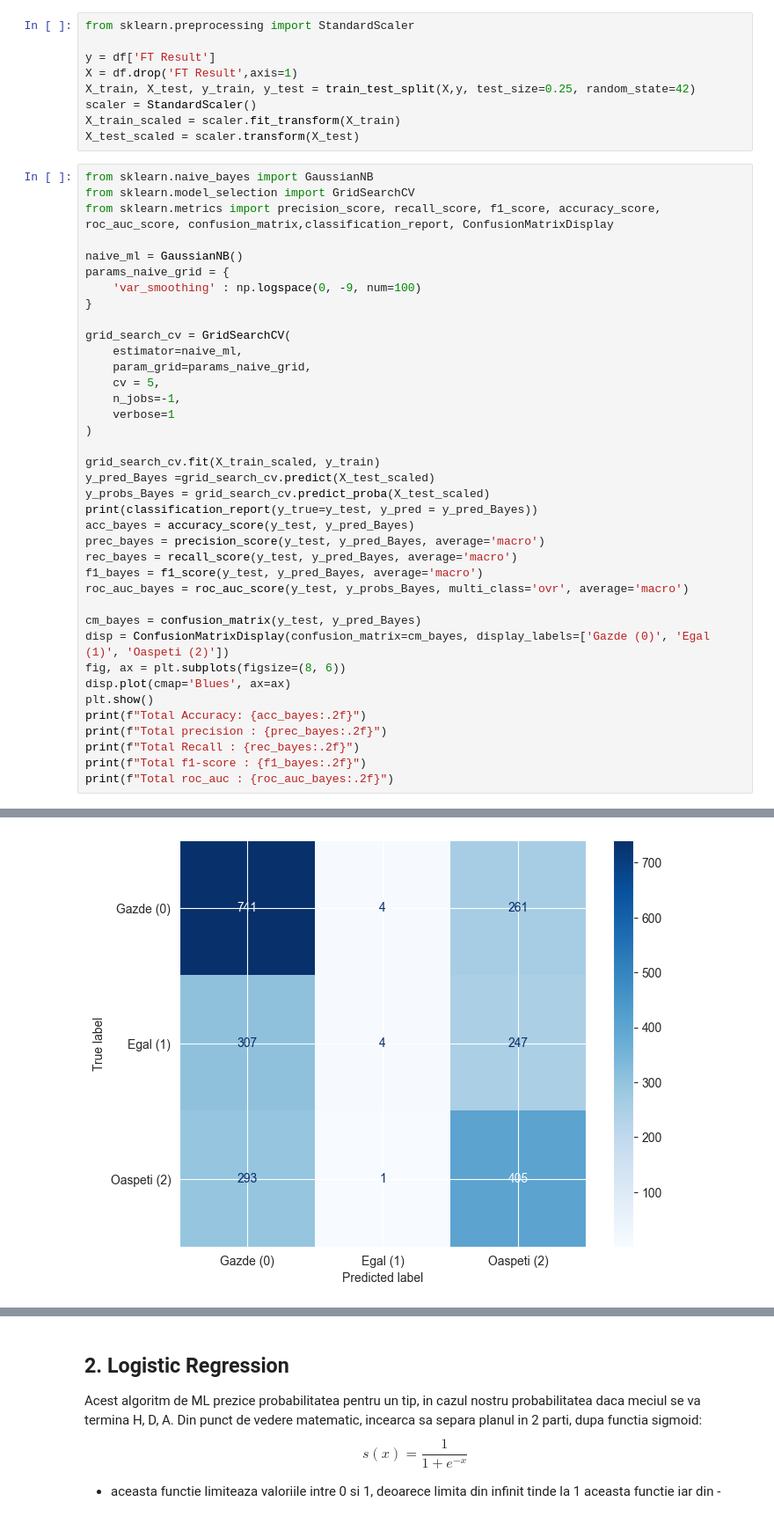
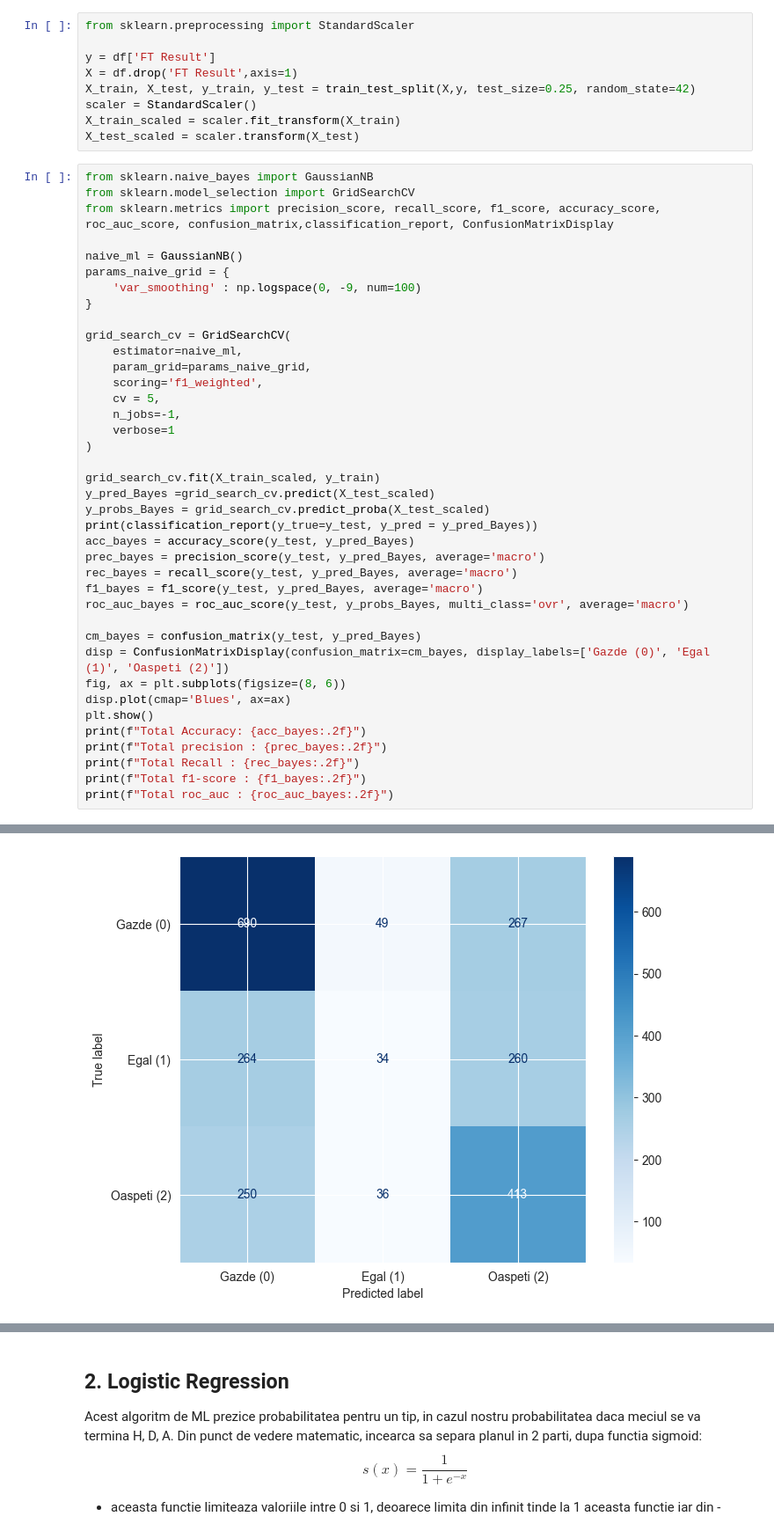
Before and after one commit to Technical-University-of-Cluj-Napoca/proiect-ml-RazvanBarna, a Jupyter notebook: Notebooks/Classification.ipynb, the cells around one changed output, grey strips where cells are left out. Shown at 88% size. Drawn from its saved outputs; the diff is of its cells as text.

```diff
--- a/Notebooks/Classification.ipynb
+++ b/Notebooks/Classification.ipynb
@@ -476,6 +476,7 @@ params_naive_grid = {
 grid_search_cv = GridSearchCV(
     estimator=naive_ml,
     param_grid=params_naive_grid,
+    scoring='f1_weighted',
     cv = 5,
     n_jobs=-1,
     verbose=1
@@ -515 +516 @@ weighted avg       0.49      0.51      0.44      2263
-[figure, old version]
+[figure, new version]
```
Also changed, not shown: parts of 15 cells of this notebook.
